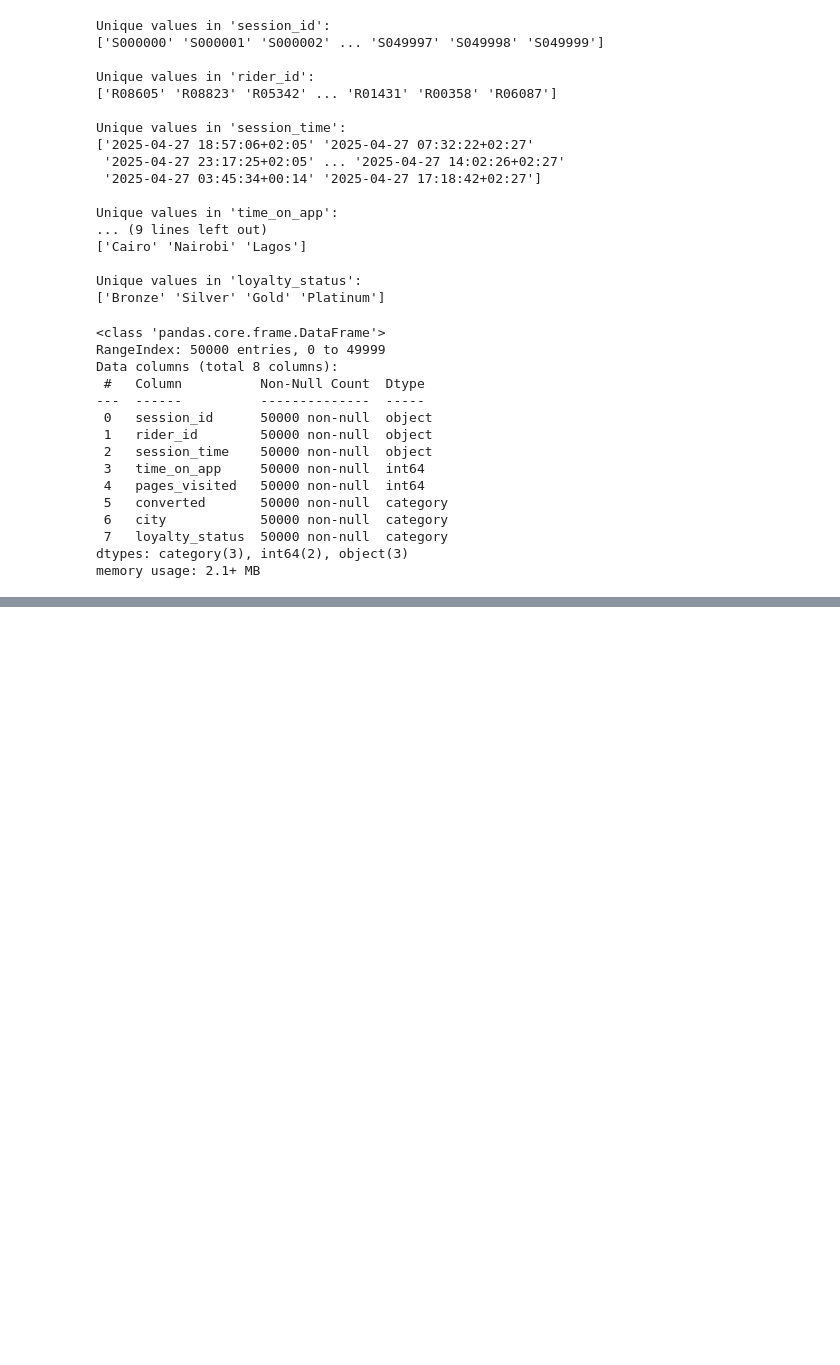
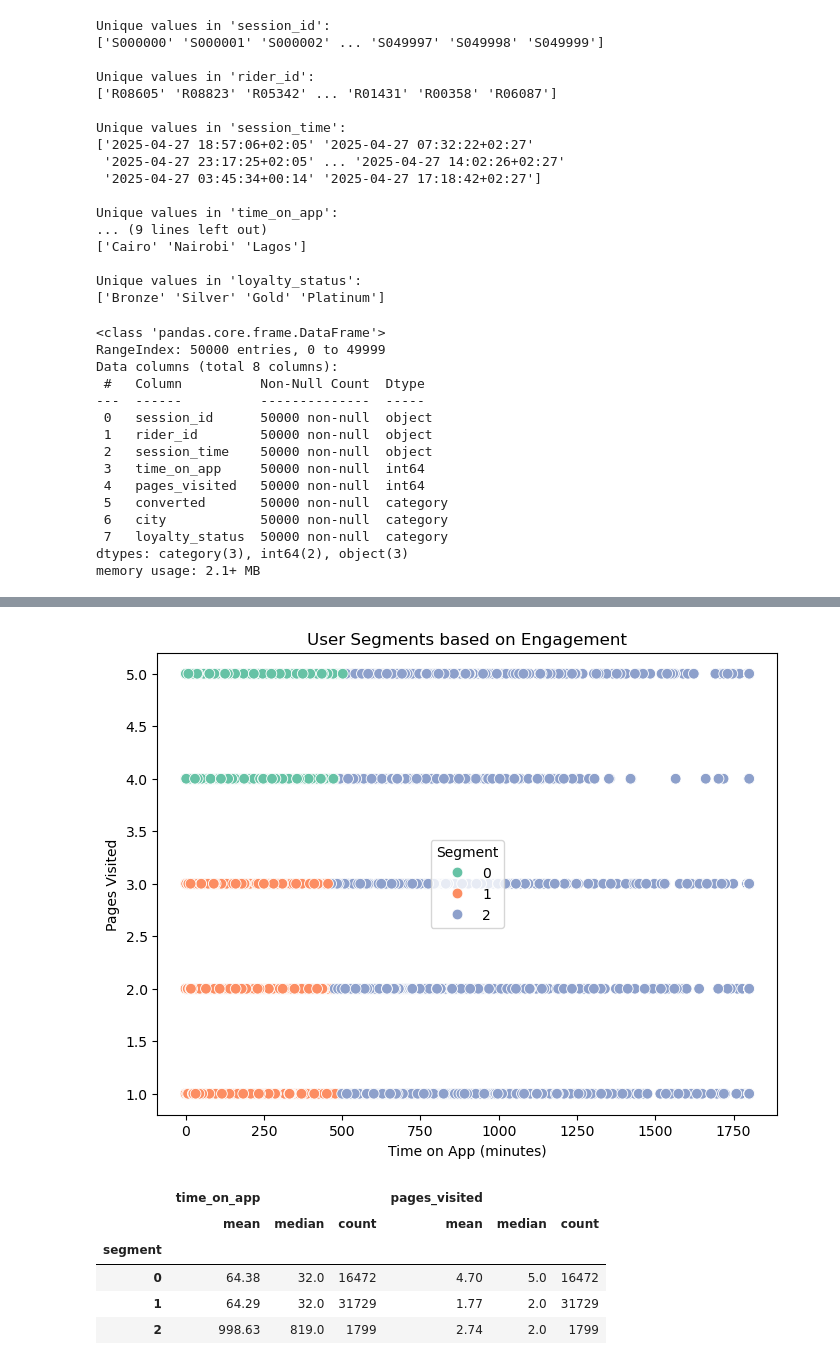
Before and after one commit to Richard-Gidi/Ridewise, a Jupyter notebook: EDA.ipynb, the cells around one changed output, grey strips where cells are left out. Saved outputs shown, nothing was run; the diff lists cells and outputs as text; code cells hidden in the pictures; blank space fills up the shorter version.

```diff
--- a/EDA.ipynb
+++ b/EDA.ipynb
@@ -1501,0 +1563,26 @@ memory usage: 2.1+ MB
+# %%
+# optimal number of clusters
+k_optimal = 3
+kmeans = KMeans(n_clusters=k_optimal, random_state=42)
+sessions['segment'] = kmeans.fit_predict(X_scaled)
+
+# Visualize the Segments
+plt.figure(figsize=(8, 6))
+sns.scatterplot(data=sessions, x='time_on_app', y='pages_visited', hue='segment', palette='Set2', s=60)
+plt.title('User Segments based on Engagement')
+plt.xlabel('Time on App (minutes)')
+plt.ylabel('Pages Visited')
+plt.legend(title='Segment')
+plt.show()
+
+# Summary Statistics for Each Segment
+summary = sessions.groupby('segment')[['time_on_app', 'pages_visited']].agg(['mean', 'median', 'count']).round(2)
+summary
+# %% [output]
+[figure, added]
+|  | time_on_app |  |  | pages_visited |  |  |
+|  | mean | median | count | mean | median | count |
+| segment |  |  |  |  |  |  |
+| 0 | 64.38 | 32.0 | 16472 | 4.70 | 5.0 | 16472 |
+| 1 | 64.29 | 32.0 | 31729 | 1.77 | 2.0 | 31729 |
+| 2 | 998.63 | 819.0 | 1799 | 2.74 | 2.0 | 1799 |
```
Also changed, not shown: parts of 5 cells of this notebook.
